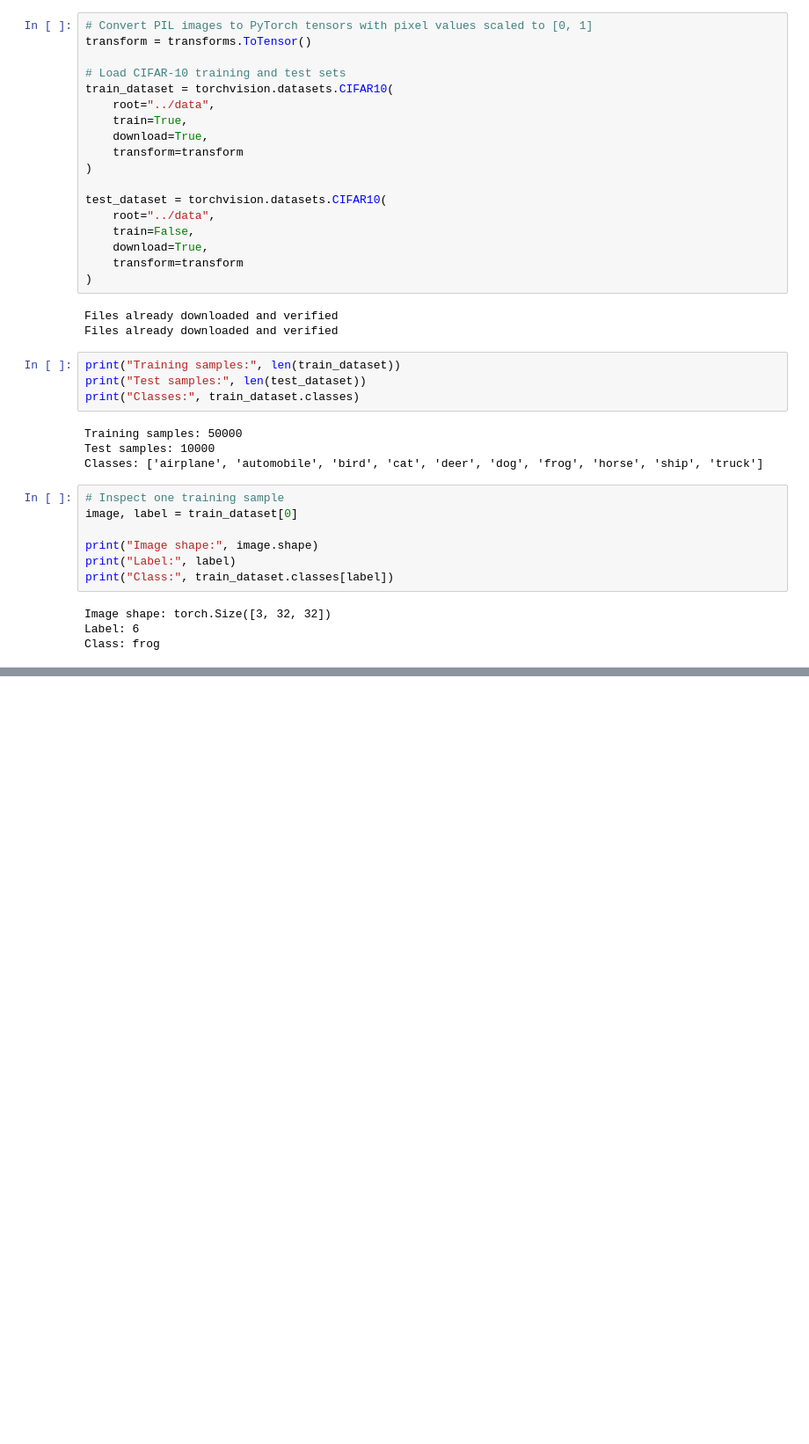
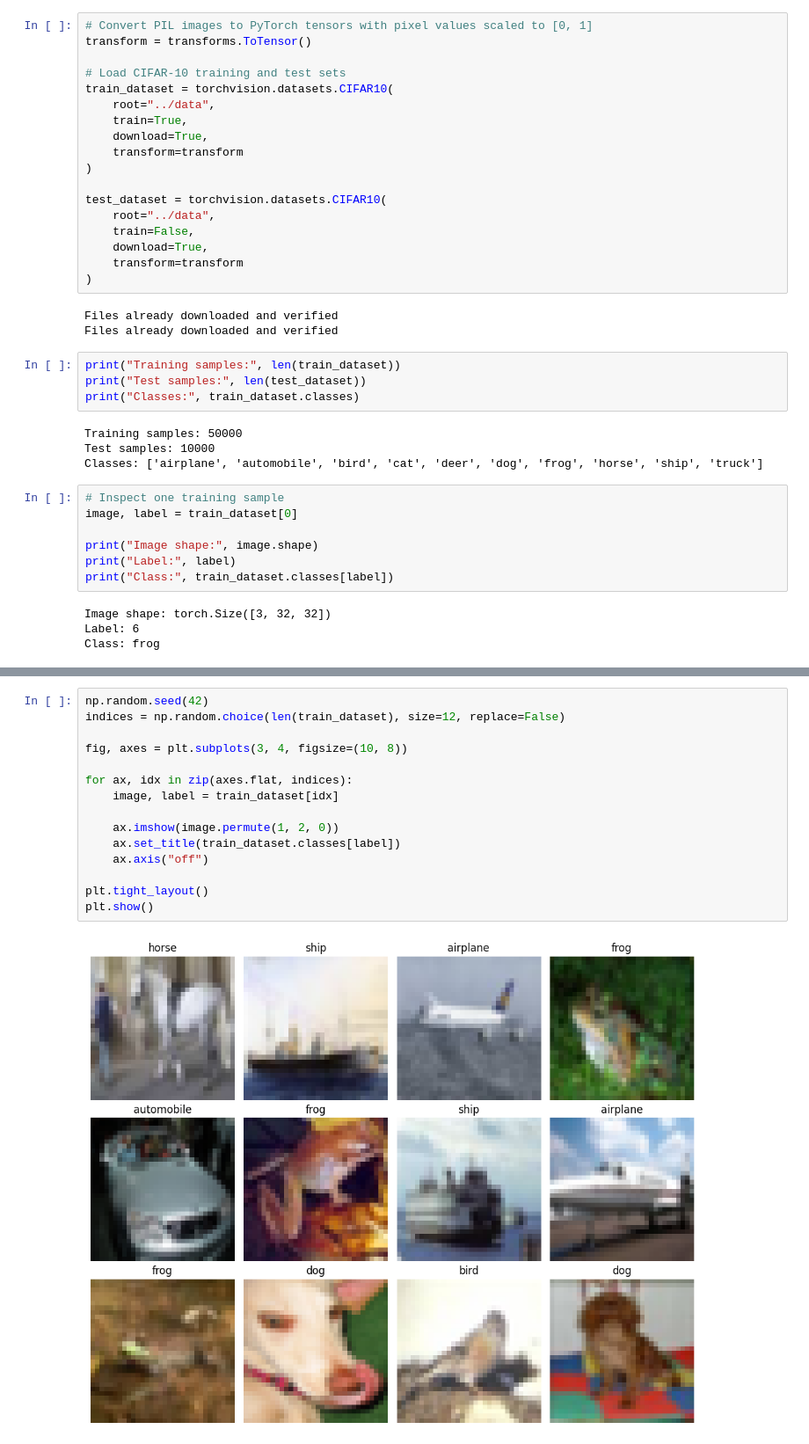
Before and after one commit to jayjay0317/cnn-robustness-generalization, a Jupyter notebook: notebooks/01_data_exploration.ipynb, the cells around one changed output, grey strips where cells are left out. Shown at 88% size. Drawn from its saved outputs; the diff is of its cells as text; blank space fills up the shorter version.

```diff
--- a/notebooks/01_data_exploration.ipynb
+++ b/notebooks/01_data_exploration.ipynb
@@ -60,0 +69,17 @@ Class: frog
+# %%
+np.random.seed(42)
+indices = np.random.choice(len(train_dataset), size=12, replace=False)
+
+fig, axes = plt.subplots(3, 4, figsize=(10, 8))
+
+for ax, idx in zip(axes.flat, indices):
+    image, label = train_dataset[idx]
+
+    ax.imshow(image.permute(1, 2, 0))
+    ax.set_title(train_dataset.classes[label])
+    ax.axis("off")
+
+plt.tight_layout()
+plt.show()
+# %% [output]
+[figure, added]
```
Also changed, not shown: parts of 1 cell of this notebook.
